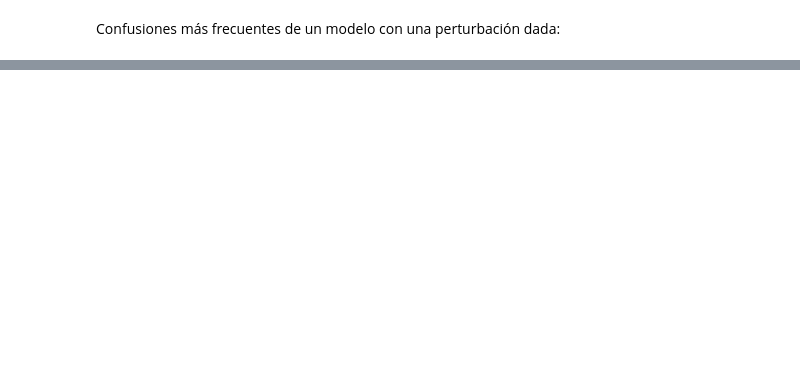
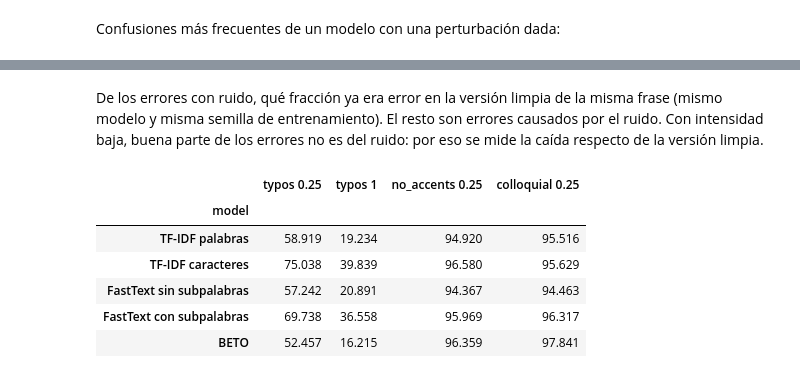
Before and after one commit to mlombardia/TP-NLP-2Q2026, a Jupyter notebook: resultados.ipynb, the cells around one changed output, grey strips where cells are left out. Drawn from its saved outputs; the diff is of its cells as text; code cells hidden in the pictures; blank space fills up the shorter version.

```diff
--- a/resultados.ipynb
+++ b/resultados.ipynb
@@ -224,0 +312,26 @@ Name: errores, dtype: int64
+# %% [markdown]
+De los errores con ruido, qué fracción ya era error en la versión limpia de la misma frase (mismo modelo y misma semilla de entrenamiento). El resto son errores causados por el ruido. Con intensidad baja, buena parte de los errores no es del ruido: por eso se mide la caída respecto de la versión limpia.
+# %%
+base = limpio[["model", "train_seed", "idx", "ok"]].rename(columns={"ok": "ok_limpio"})
+
+
+def errores_previos(perturbation, intensity):
+    """Fracción de los errores con ruido que ya eran errores sin ruido, por modelo."""
+    err = val.query(
+        "perturbation == @perturbation and intensity == @intensity and not ok"
+    ).merge(base, on=["model", "train_seed", "idx"])
+    return 100 * (~err["ok_limpio"]).groupby(err["model"]).mean()
+
+
+casos = [("typos", 0.25), ("typos", 1.0), ("no_accents", 0.25), ("colloquial", 0.25)]
+pd.DataFrame({f"{p} {i:g}": errores_previos(p, i) for p, i in casos}).loc[
+    models
+].rename(index=MODEL_LABELS)
+# %% [output]
+|  | typos 0.25 | typos 1 | no_accents 0.25 | colloquial 0.25 |
+| model |  |  |  |  |
+| TF-IDF palabras | 58.919 | 19.234 | 94.920 | 95.516 |
+| TF-IDF caracteres | 75.038 | 39.839 | 96.580 | 95.629 |
+| FastText sin subpalabras | 57.242 | 20.891 | 94.367 | 94.463 |
+| FastText con subpalabras | 69.738 | 36.558 | 95.969 | 96.317 |
+| BETO | 52.457 | 16.215 | 96.359 | 97.841 |
```
Also changed, not shown: parts of 26 cells of this notebook, 19 other files.
